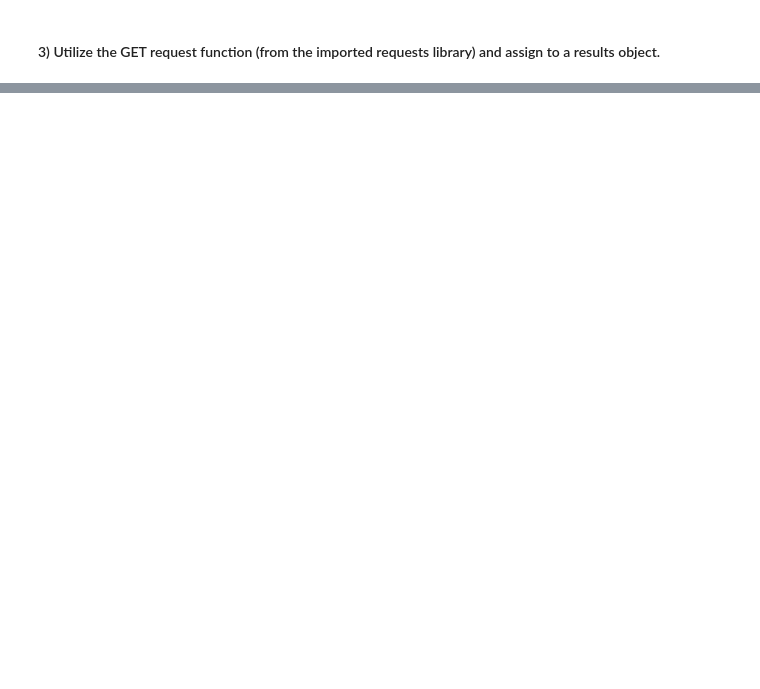
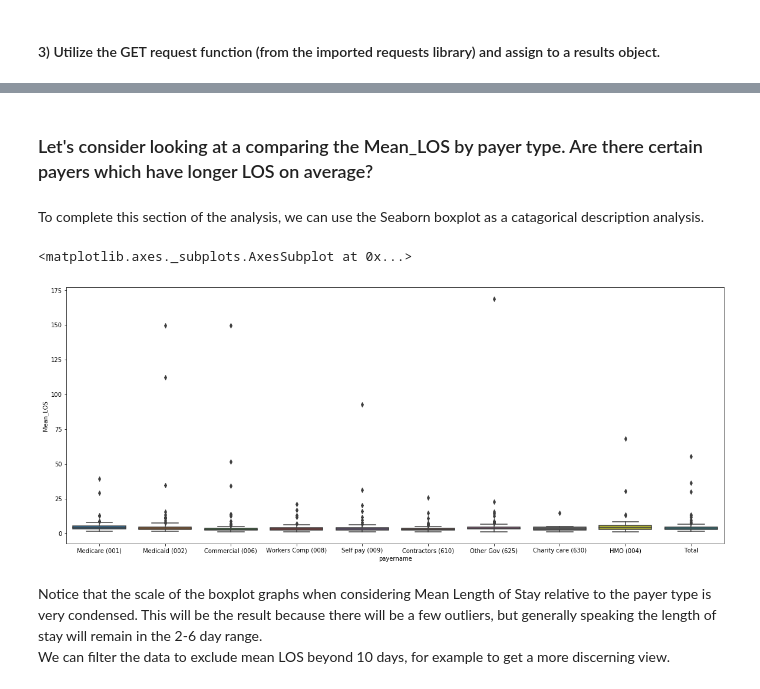
Before and after one commit to nmeljefe/Coursera_IBM_DataScience, a Jupyter notebook: IBM_DataScience_Capstone.ipynb, the cells around one changed output, grey strips where cells are left out. Cells and saved outputs as stored; diff of their text form; code cells hidden in the pictures; blank space fills up the shorter version.

```diff
--- a/IBM_DataScience_Capstone.ipynb
+++ b/IBM_DataScience_Capstone.ipynb
@@ -339,0 +855,2 @@ venues_map
+# %%
+df_hospitals = df_hospitals.dropna()
@@ -339,0 +861,2 @@ venues_map
+# %%
+df_hospitals = df_hospitals.reset_index(drop=True)
@@ -339,0 +865,2 @@ venues_map
+# %%
+df_hospitals = df_hospitals.replace('\n','', regex=True)
@@ -339,0 +904,3 @@ venues_map
+# %%
+df_AC = df_hospitals.loc[df_hospitals['Type'] == 'Acute Care']
+df_AC
@@ -339,0 +952,4 @@ venues_map
+# %% [markdown]
+### Let's consider looking at a comparing the Mean_LOS by payer type.   Are there certain payers which have longer LOS on average?
+# %% [markdown]
+To complete this section of the analysis, we can use the Seaborn boxplot as a catagorical description analysis.
@@ -339,0 +960,9 @@ venues_map
+# %%
+plt.figure(figsize=(20, 8))
+sns.boxplot(x="payername", y="Mean_LOS", data=df_AC)
+# %% [output]
+<matplotlib.axes._subplots.AxesSubplot at 0x...>
+[figure, added]
+# %% [markdown]
+Notice that the scale of the boxplot graphs when considering Mean Length of Stay relative to the payer type is very condensed.  This will be the result because there will be a few outliers, but generally speaking the length of stay will remain in the 2-6 day range. <br>
+We can filter the data to exclude mean LOS beyond 10 days, for example to get a more discerning view.
```
Also changed, not shown: parts of 159 cells of this notebook, 1 other file.
